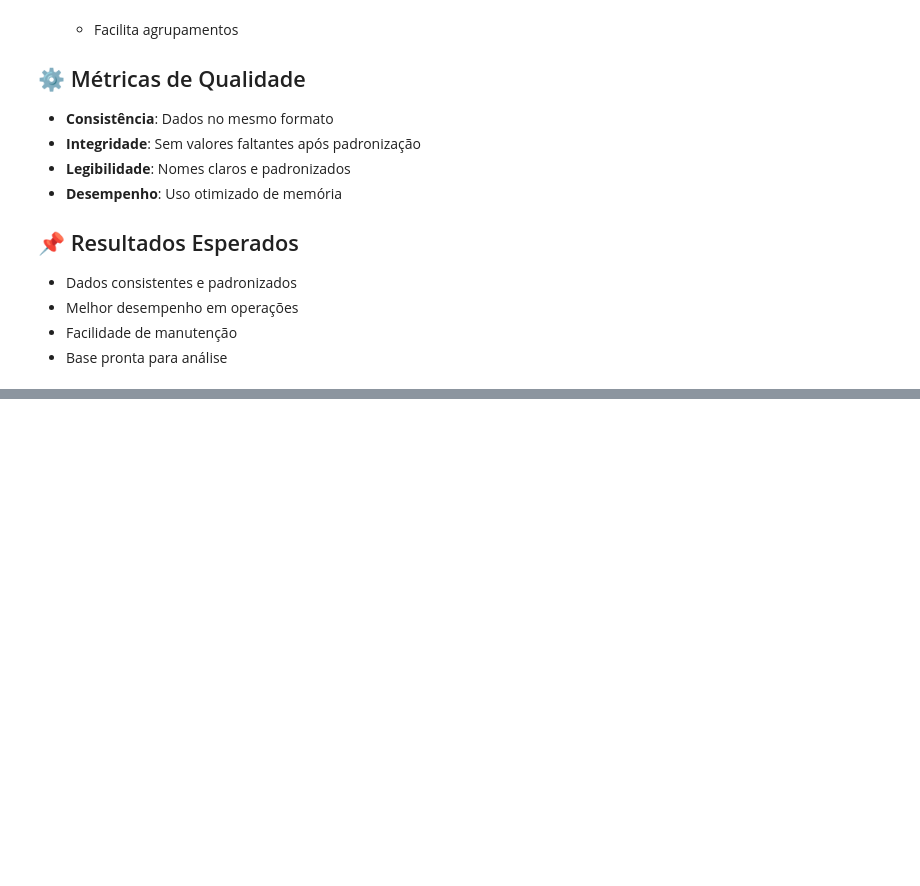
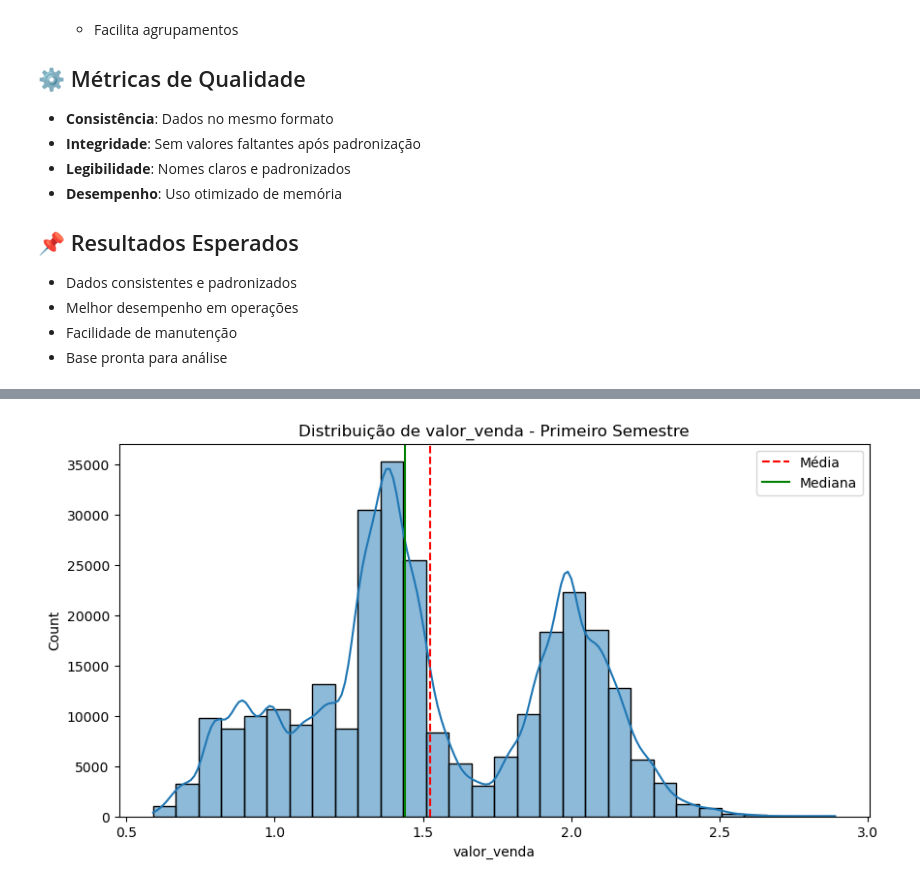
Before and after one commit to TassioSales/MeuPortfolio, a Jupyter notebook: analises_de_dados/historico_combustiveis/tratamento_2004.ipynb, the cells around one changed output, grey strips where cells are left out. Drawn from its saved outputs; the diff is of its cells as text; code cells hidden in the pictures; blank space fills up the shorter version.

```diff
--- a/analises_de_dados/historico_combustiveis/tratamento_2004.ipynb
+++ b/analises_de_dados/historico_combustiveis/tratamento_2004.ipynb
@@ -1218,0 +1550,81 @@ Primeiros 3 registros do 2º semestre após padronização:
+# %%
+def validar_faixas_precos(df, nome_periodo):
+    """
+    Valida as faixas de preços e identifica valores fora do esperado.
+
+    Parâmetros:
+    - df: DataFrame com os dados
+    - nome_periodo: Nome do período para exibição
+    """
+    print(f"\n🔍 VALIDAÇÃO DE FAIXAS DE PREÇOS - {nome_periodo.upper()}")
+    print("="*70)
+
+    # Dicionário com faixas esperadas (ajuste conforme necessário)
+    faixas = {
+        'valor_venda': {'min': 0.5, 'max': 5.0},
+        'valor_compra': {'min': 0.3, 'max': 4.5}
+    }
+
+    for coluna, limites in faixas.items():
+        print(f"\n📊 Análise de {coluna}:")
+        print("-"*50)
+
+        # Verificar valores negativos
+        negativos = df[df[coluna] < 0]
+        if not negativos.empty:
+            print(f"⚠️  AVISO: {len(negativos)} valores negativos encontrados!")
+            print("Amostra dos registros com valores negativos:")
+            display(negativos.head())
+        else:
+            print("✅ Nenhum valor negativo encontrado")
+
+        # Verificar valores zero
+        zeros = df[df[coluna] == 0]
+        if not zeros.empty:
+            print(f"⚠️  AVISO: {len(zeros)} valores iguais a zero encontrados!")
+            print("Amostra dos registros com valor zero:")
+            display(zeros.head())
+        else:
+            print("✅ Nenhum valor zero encontrado")
+
+        # Verificar valores abaixo do mínimo esperado
+        abaixo_min = df[df[coluna] < limites['min']]
+        if not abaixo_min.empty:
+            print(f"⚠️  AVISO: {len(abaixo_min)} valores abaixo de {limites['min']} encontrados!")
+            print(f"Valor mínimo encontrado: {df[coluna].min():.4f}")
+            print("Amostra dos registros com valores baixos:")
+            display(abaixo_min.head())
+        else:
+            print(f"✅ Nenhum valor abaixo de {limites['min']} encontrado")
+
+        # Verificar valores acima do máximo esperado
+        acima_max = df[df[coluna] > limites['max']]
+        if not acima_max.empty:
+            print(f"⚠️  AVISO: {len(acima_max)} valores acima de {limites['max']} encontrados!")
+            print(f"Valor máximo encontrado: {df[coluna].max():.4f}")
+            print("Amostra dos registros com valores altos:")
+            display(acima_max.head())
+        else:
+            print(f"✅ Nenhum valor acima de {limites['max']} encontrado")
+
+        # Estatísticas descritivas
+        print("\n📈 Estatísticas descritivas:")
+        print(df[coluna].describe().to_string())
+
+        # Histograma
+        import matplotlib.pyplot as plt
+        import seaborn as sns
+        plt.figure(figsize=(10, 5))
+        sns.histplot(df[coluna], bins=30, kde=True)
+        plt.axvline(df[coluna].mean(), color='red', linestyle='--', label='Média')
+        plt.axvline(df[coluna].median(), color='green', linestyle='-', label='Mediana')
+        plt.title(f'Distribuição de {coluna} - {nome_periodo}')
+        plt.legend()
+        plt.show()
+
+# Executar a validação para ambos os períodos
+validar_faixas_precos(df_1s, "Primeiro Semestre")
+validar_faixas_precos(df_2s, "Segundo Semestre")
+
+print("\n✅ Validação de faixas concluída para ambos os períodos!")
+# %% [output]
@@ -1218,0 +1650 @@ Primeiros 3 registros do 2º semestre após padronização:
+[figure, added]
```
Also changed, not shown: parts of 9 cells of this notebook.
